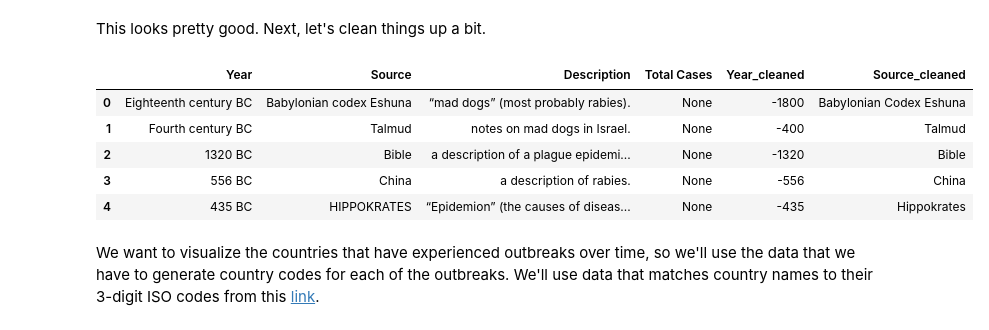
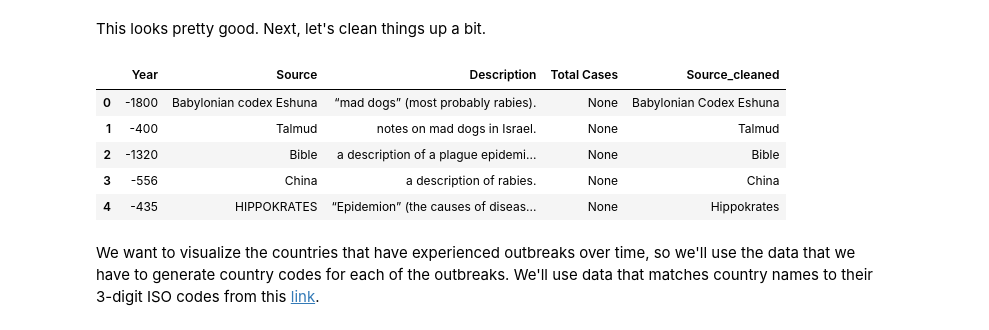
Before and after one commit to alevine5/MADS-Capstone, a Jupyter notebook: Historical_Data_Cleaning.ipynb, the cells around one changed output. Saved outputs shown, nothing was run; the diff lists cells and outputs as text; code cells hidden in the pictures.

```diff
--- a/Historical_Data_Cleaning.ipynb
+++ b/Historical_Data_Cleaning.ipynb
@@ -100,41 +100,44 @@ def clean_year(year):
             years_split = years[0].split("–")
             #print(years_split)
             year = [i for i in range(-int(years_split[0]), -int(years_split[1])+1)]
     #print(year)
 
     # Handle year ranges (e.g. "1713-1715")
     if '–' in str(year)[1:]:
         years = year.replace(' ', '').split()
         if len(years[0])>9:
             years_split = years[0][:9].split("–")
         else:
             years_split = years[0].split("–")
             # Handle cases where both years aren't 4 digits.
             if len(years_split[1]) == 2:
                 years_split[1] = years_split[0][:2] + years_split[1]
         year = [i for i in range(int(years_split[0]), int(years_split[1])+1)]
 
     #print(year)
-    return year
+    try:
+        return int(year)
+    except:
+        return year
 
 # To see all of the different values for sources, uncomment the following code:
 #print(df.Source.unique())
 
 def clean_source(source):
     cleaned_source = source.title()
     return cleaned_source
 
-df['Year_cleaned'] = df['Year'].apply(clean_year)
+df['Year'] = df['Year'].apply(clean_year)
 df['Source_cleaned'] = df['Source'].apply(clean_source)
 
 df.head()
 # %% [output]
-|  | Year | Source | Description | Total Cases | Year_cleaned | Source_cleaned |
-| 0 | Eighteenth century BC | Babylonian codex Eshuna | “mad dogs” (most probably rabies). | None | -1800 | Babylonian Codex Eshuna |
-| 1 | Fourth century BC | Talmud | notes on mad dogs in Israel. | None | -400 | Talmud |
-| 2 | 1320 BC | Bible | a description of a plague epidemi... | None | -1320 | Bible |
-| 3 | 556 BC | China | a description of rabies. | None | -556 | China |
-| 4 | 435 BC | HIPPOKRATES | “Epidemion” (the causes of diseas... | None | -435 | Hippokrates |
+|  | Year | Source | Description | Total Cases | Source_cleaned |
+| 0 | -1800 | Babylonian codex Eshuna | “mad dogs” (most probably rabies). | None | Babylonian Codex Eshuna |
+| 1 | -400 | Talmud | notes on mad dogs in Israel. | None | Talmud |
+| 2 | -1320 | Bible | a description of a plague epidemi... | None | Bible |
+| 3 | -556 | China | a description of rabies. | None | China |
+| 4 | -435 | HIPPOKRATES | “Epidemion” (the causes of diseas... | None | Hippokrates |
 # %% [markdown]
 We want to visualize the countries that have experienced outbreaks over time, so we'll use the data that we have to generate country codes for each of the outbreaks. We'll use data that matches country names to their 3-digit ISO codes from this [link](https://github.com/lukes/ISO-3166-Countries-with-Regional-Codes/blob/master/all/all.csv).
 # %%
```
Also changed, not shown: parts of 7 cells of this notebook, 1 other file.
